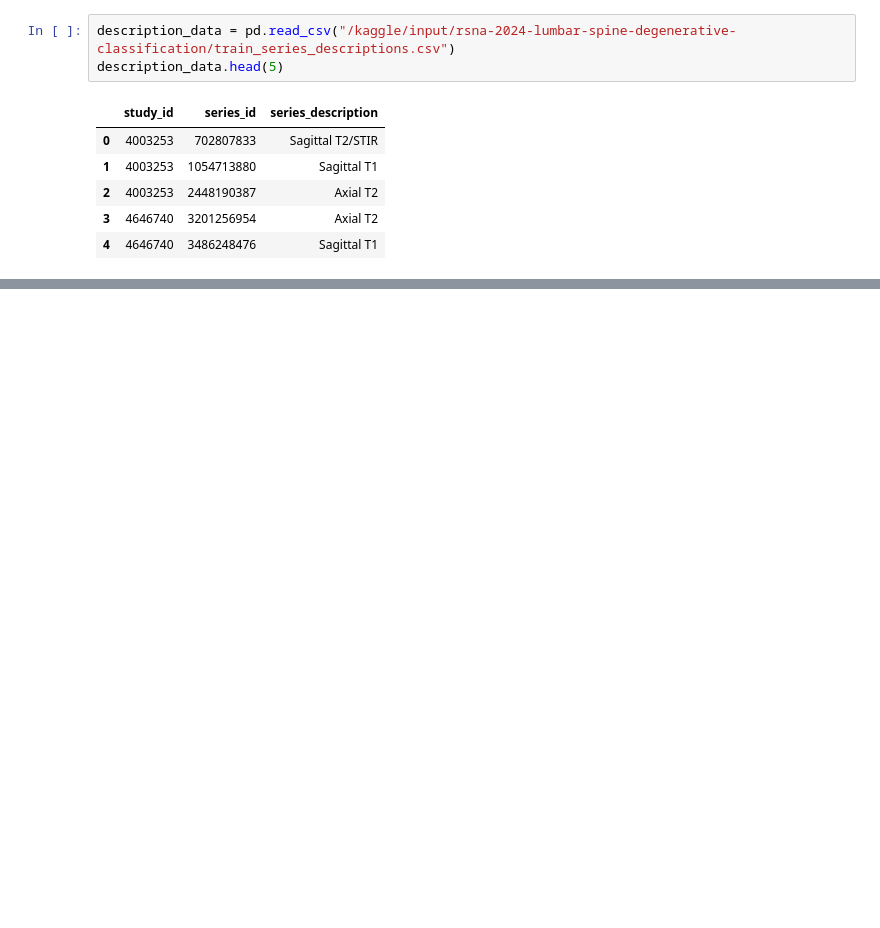
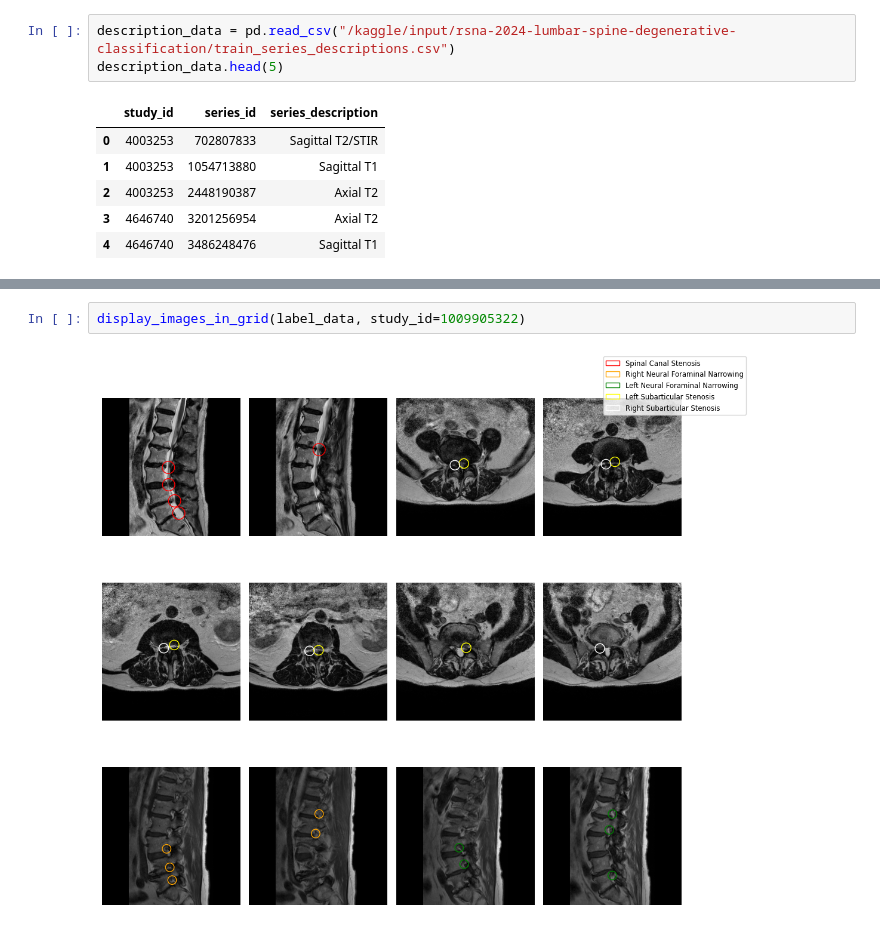
Before and after one commit to ahmedembeddedxx/lumbar-spine-degenerative-classification, a Jupyter notebook: src/lumbar-seg.ipynb, the cells around one changed output, grey strips where cells are left out. Cells and saved outputs as stored; diff of their text form; blank space fills up the shorter version.

```diff
--- a/src/lumbar-seg.ipynb
+++ b/src/lumbar-seg.ipynb
@@ -55,0 +124,4 @@ description_data.head()
+# %%
+display_images_in_grid(label_data, study_id=1009905322)
+# %% [output]
+[figure, added]
```
Also changed, not shown: parts of 9 cells of this notebook.
